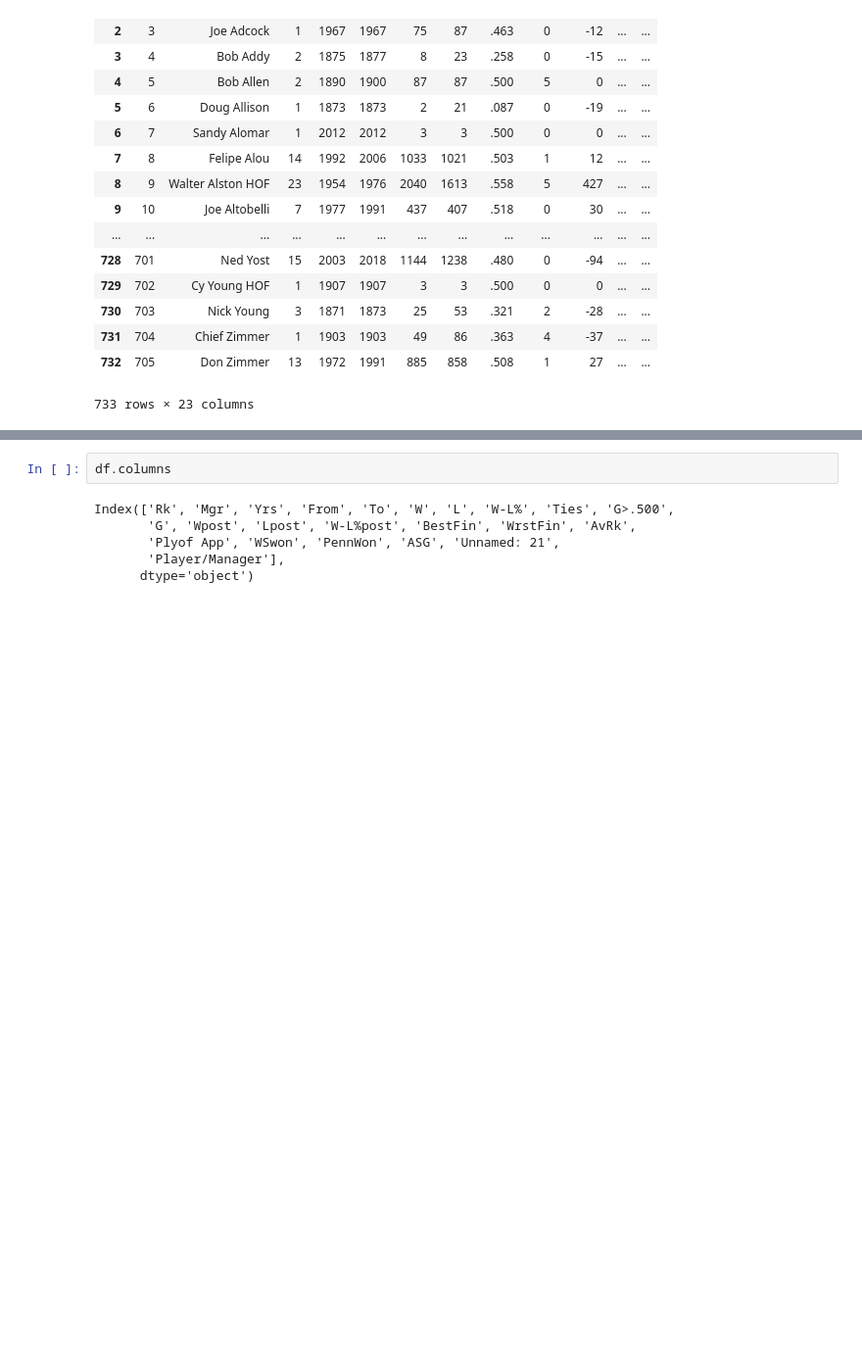
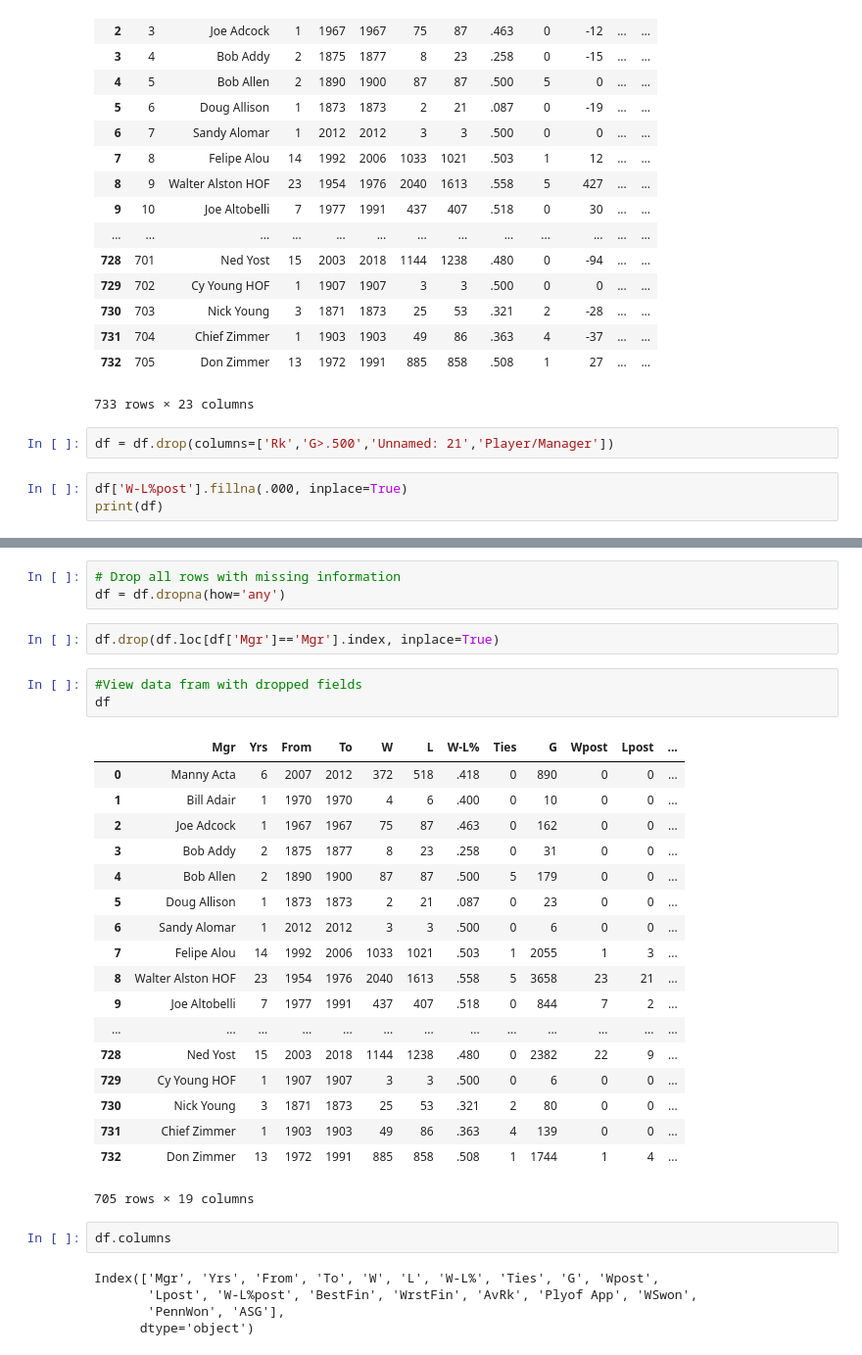
Before and after one commit to bbasista87/ETL_Project, a Jupyter notebook: Manangers_Data.ipynb, the cells around one changed output, grey strips where cells are left out. Shown: that part at 98% size. Saved outputs shown, nothing was run; the diff lists cells and outputs as text; blank space fills up the shorter version.

Commit message:
managers file - clean data
remove null values
remove columns
convert data type

```diff
--- a/Manangers_Data.ipynb
+++ b/Manangers_Data.ipynb
@@ -45,3 +45,8 @@ df
 | 731 | 704 | Chief Zimmer | 1 | 1903 | 1903 | 49 | 86 | .363 | 4 | -37 | ... | ... |
 | 732 | 705 | Don Zimmer | 13 | 1972 | 1991 | 885 | 858 | .508 | 1 | 27 | ... | ... |
 733 rows × 23 columns
+# %%
+df = df.drop(columns=['Rk','G>.500','Unnamed: 21','Player/Manager'])
+# %%
+df['W-L%post'].fillna(.000, inplace=True)
+print(df)
@@ -48,10 +71,36 @@ df
+# %%
+# Drop all rows with missing information
+df = df.dropna(how='any')
+# %%
+df.drop(df.loc[df['Mgr']=='Mgr'].index, inplace=True)
+# %%
+#View data fram with dropped fields
+df
+# %% [output]
+|  | Mgr | Yrs | From | To | W | L | W-L% | Ties | G | Wpost | Lpost | ... |
+| 0 | Manny Acta | 6 | 2007 | 2012 | 372 | 518 | .418 | 0 | 890 | 0 | 0 | ... |
+| 1 | Bill Adair | 1 | 1970 | 1970 | 4 | 6 | .400 | 0 | 10 | 0 | 0 | ... |
+| 2 | Joe Adcock | 1 | 1967 | 1967 | 75 | 87 | .463 | 0 | 162 | 0 | 0 | ... |
+| 3 | Bob Addy | 2 | 1875 | 1877 | 8 | 23 | .258 | 0 | 31 | 0 | 0 | ... |
+| 4 | Bob Allen | 2 | 1890 | 1900 | 87 | 87 | .500 | 5 | 179 | 0 | 0 | ... |
+| 5 | Doug Allison | 1 | 1873 | 1873 | 2 | 21 | .087 | 0 | 23 | 0 | 0 | ... |
+| 6 | Sandy Alomar | 1 | 2012 | 2012 | 3 | 3 | .500 | 0 | 6 | 0 | 0 | ... |
+| 7 | Felipe Alou | 14 | 1992 | 2006 | 1033 | 1021 | .503 | 1 | 2055 | 1 | 3 | ... |
+| 8 | Walter Alston HOF | 23 | 1954 | 1976 | 2040 | 1613 | .558 | 5 | 3658 | 23 | 21 | ... |
+| 9 | Joe Altobelli | 7 | 1977 | 1991 | 437 | 407 | .518 | 0 | 844 | 7 | 2 | ... |
+| ... | ... | ... | ... | ... | ... | ... | ... | ... | ... | ... | ... | ... |
+| 728 | Ned Yost | 15 | 2003 | 2018 | 1144 | 1238 | .480 | 0 | 2382 | 22 | 9 | ... |
+| 729 | Cy Young HOF | 1 | 1907 | 1907 | 3 | 3 | .500 | 0 | 6 | 0 | 0 | ... |
+| 730 | Nick Young | 3 | 1871 | 1873 | 25 | 53 | .321 | 2 | 80 | 0 | 0 | ... |
+| 731 | Chief Zimmer | 1 | 1903 | 1903 | 49 | 86 | .363 | 4 | 139 | 0 | 0 | ... |
+| 732 | Don Zimmer | 13 | 1972 | 1991 | 885 | 858 | .508 | 1 | 1744 | 1 | 4 | ... |
+705 rows × 19 columns
 # %%
 df.columns
 # %% [output]
-Index(['Rk', 'Mgr', 'Yrs', 'From', 'To', 'W', 'L', 'W-L%', 'Ties', 'G>.500',
-       'G', 'Wpost', 'Lpost', 'W-L%post', 'BestFin', 'WrstFin', 'AvRk',
-       'Plyof App', 'WSwon', 'PennWon', 'ASG', 'Unnamed: 21',
-       'Player/Manager'],
+Index(['Mgr', 'Yrs', 'From', 'To', 'W', 'L', 'W-L%', 'Ties', 'G', 'Wpost',
+       'Lpost', 'W-L%post', 'BestFin', 'WrstFin', 'AvRk', 'Plyof App', 'WSwon',
+       'PennWon', 'ASG'],
       dtype='object')
 # %%
 df.dtypes
```
Also changed, not shown: parts of 5 cells of this notebook.
